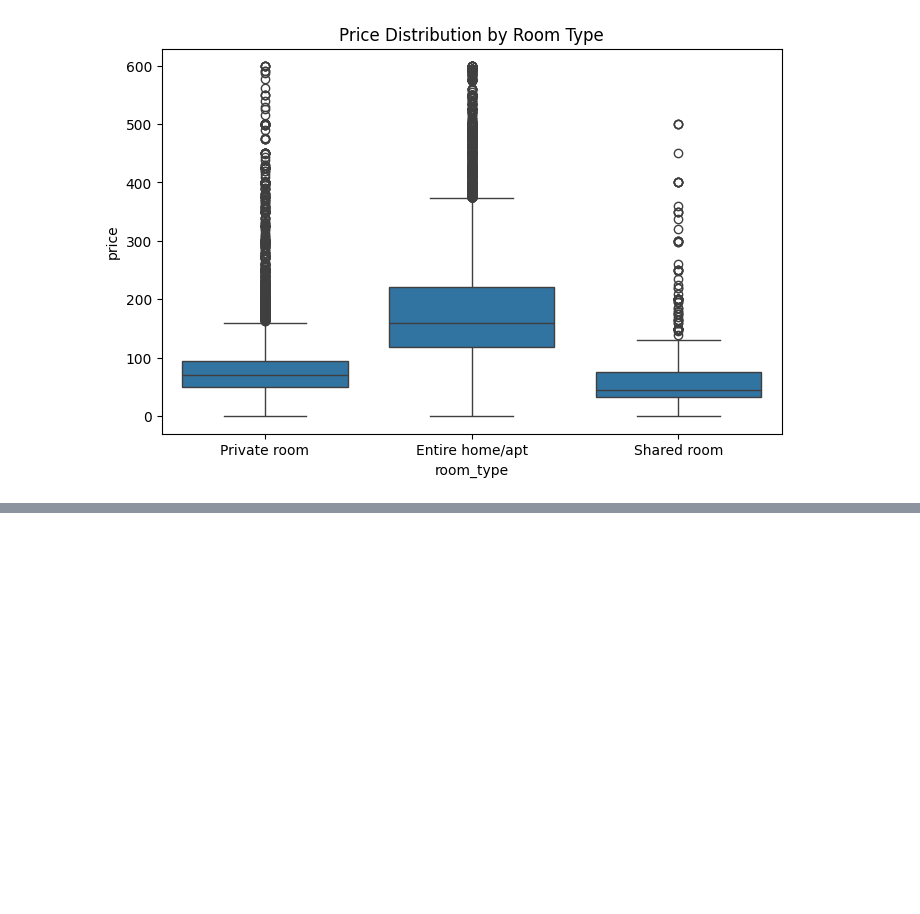
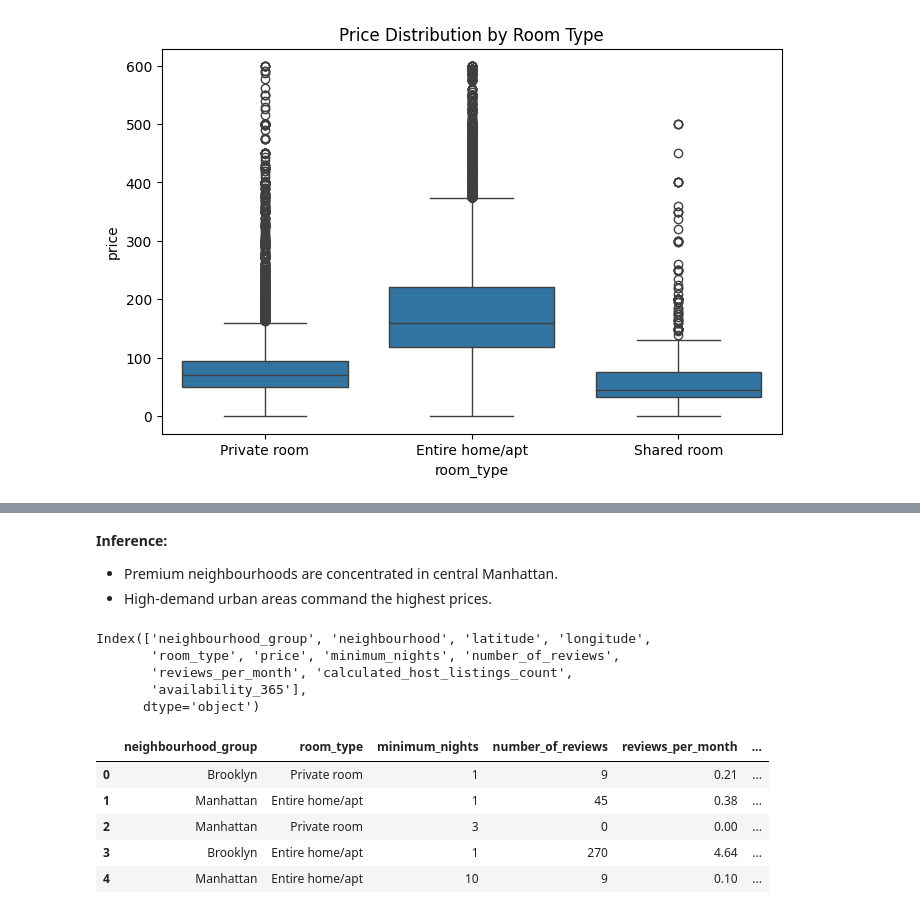
Before and after one commit to Darsh2905/airbnb-price-prediction, a Jupyter notebook: airbnb_analysis.ipynb, the cells around one changed output, grey strips where cells are left out. Drawn from its saved outputs; the diff is of its cells as text; code cells hidden in the pictures; blank space fills up the shorter version.

```diff
--- a/airbnb_analysis.ipynb
+++ b/airbnb_analysis.ipynb
@@ -116,0 +182,34 @@ plt.show()
+# %% [markdown]
+**Inference:**
+- Premium neighbourhoods are concentrated in central Manhattan.
+- High-demand urban areas command the highest prices.
+# %%
+df.columns
+# %% [output]
+Index(['neighbourhood_group', 'neighbourhood', 'latitude', 'longitude',
+       'room_type', 'price', 'minimum_nights', 'number_of_reviews',
+       'reviews_per_month', 'calculated_host_listings_count',
+       'availability_365'],
+      dtype='object')
+# %%
+features = [
+    "neighbourhood_group",
+    "room_type",
+    "minimum_nights",
+    "number_of_reviews",
+    "reviews_per_month",
+    "calculated_host_listings_count",
+    "availability_365"
+]
+
+X = df[features]
+y = df["price"]
+# %%
+X.head()
+# %% [output]
+|  | neighbourhood_group | room_type | minimum_nights | number_of_reviews | reviews_per_month | ... |
+| 0 | Brooklyn | Private room | 1 | 9 | 0.21 | ... |
+| 1 | Manhattan | Entire home/apt | 1 | 45 | 0.38 | ... |
+| 2 | Manhattan | Private room | 3 | 0 | 0.00 | ... |
+| 3 | Brooklyn | Entire home/apt | 1 | 270 | 4.64 | ... |
+| 4 | Manhattan | Entire home/apt | 10 | 9 | 0.10 | ... |
```
Also changed, not shown: parts of 40 cells of this notebook.
